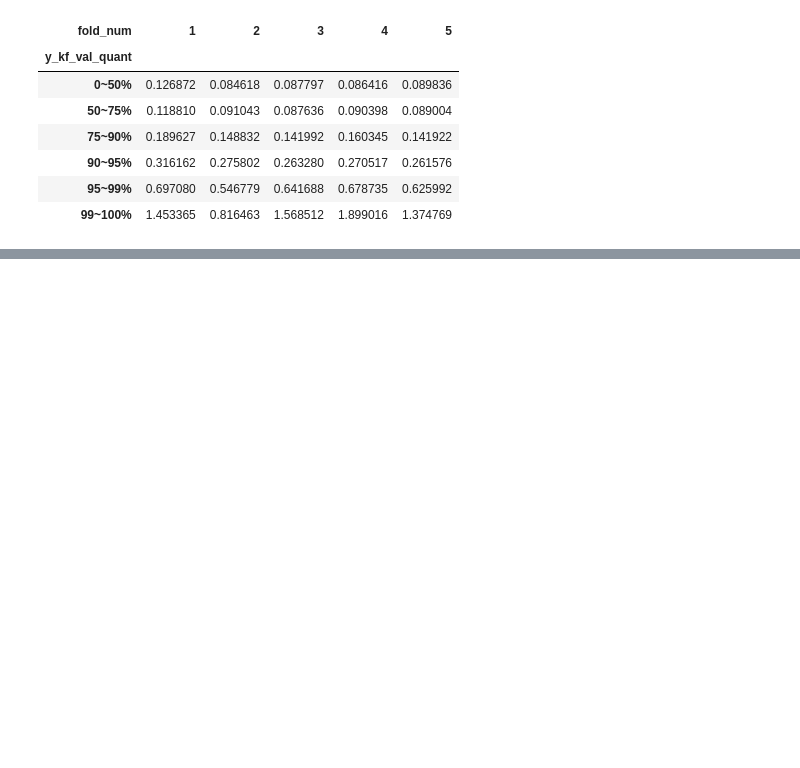
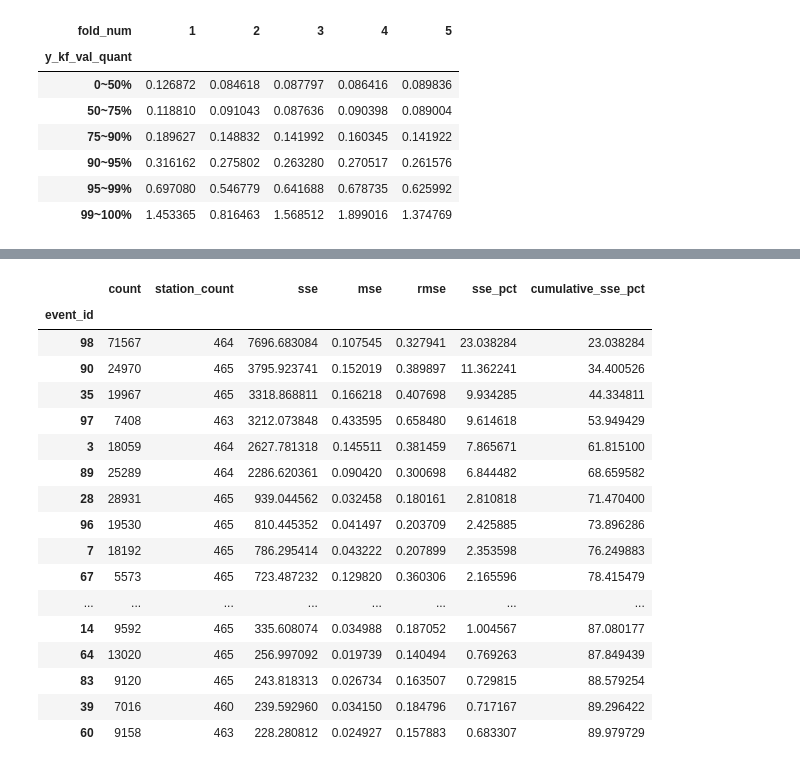
Before and after one commit to soohok402/AI_Data_exhibition, a Jupyter notebook: notebook/5-2_model_enhance_error_analysis.ipynb, the cells around one changed output, grey strips where cells are left out. Drawn from its saved outputs; the diff is of its cells as text; code cells hidden in the pictures; blank space fills up the shorter version.

```diff
--- a/notebook/5-2_model_enhance_error_analysis.ipynb
+++ b/notebook/5-2_model_enhance_error_analysis.ipynb
@@ -159,0 +375,65 @@ Name: count, dtype: int64
+# %%
+# ============================================================
+# 3-11. 사상(event_id)별 전체 SSE 및 RMSE 분석
+# ============================================================
+# 분석 목적
+# - 전체 예측오차가 특정 수위변동 사상에 집중되는지 확인
+# - 사상별 SSE 기여율을 통해 전체 RMSE에 미치는 영향 파악
+# - 사상별 RMSE를 통해 관측치 수에 따른 영향을 구분
+#
+# 분석 방법
+# - event_id별 관측치 수, 관측소 수, SSE, RMSE 계산
+# - 전체 SSE 대비 사상별 기여율 및 누적 기여율 산출
+# - SSE가 큰 사상부터 정렬하여 상위 20개 확인
+# ============================================================
+
+# 1. 전체 SSE 계산
+total_sse = train_kf_oof['resid_sq'].sum()
+
+# 2. event_id별 오차 집계
+event_error = (
+    train_kf_oof
+    .groupby('event_id')
+    .agg(
+        count=('resid_sq', 'size'),
+        station_count=('station_id', 'nunique'),
+        sse=('resid_sq', 'sum'),
+        mse=('resid_sq', 'mean')
+    )
+)
+
+# 3. RMSE 및 SSE 기여율 계산
+event_error['rmse'] = np.sqrt(event_error['mse'])
+
+event_error['sse_pct'] = (
+    event_error['sse'] / total_sse * 100
+)
+
+# 4. SSE 내림차순 정렬 및 누적 기여율 계산
+event_error = event_error.sort_values('sse', ascending=False)
+
+event_error['cumulative_sse_pct'] = (
+    event_error['sse_pct'].cumsum()
+)
+
+# 5. SSE 상위 20개 사상 확인
+display(event_error.head(20))
+# %% [output]
+|  | count | station_count | sse | mse | rmse | sse_pct | cumulative_sse_pct |
+| event_id |  |  |  |  |  |  |  |
+| 98 | 71567 | 464 | 7696.683084 | 0.107545 | 0.327941 | 23.038284 | 23.038284 |
+| 90 | 24970 | 465 | 3795.923741 | 0.152019 | 0.389897 | 11.362241 | 34.400526 |
+| 35 | 19967 | 465 | 3318.868811 | 0.166218 | 0.407698 | 9.934285 | 44.334811 |
+| 97 | 7408 | 463 | 3212.073848 | 0.433595 | 0.658480 | 9.614618 | 53.949429 |
+| 3 | 18059 | 464 | 2627.781318 | 0.145511 | 0.381459 | 7.865671 | 61.815100 |
+| 89 | 25289 | 464 | 2286.620361 | 0.090420 | 0.300698 | 6.844482 | 68.659582 |
+| 28 | 28931 | 465 | 939.044562 | 0.032458 | 0.180161 | 2.810818 | 71.470400 |
+| 96 | 19530 | 465 | 810.445352 | 0.041497 | 0.203709 | 2.425885 | 73.896286 |
+| 7 | 18192 | 465 | 786.295414 | 0.043222 | 0.207899 | 2.353598 | 76.249883 |
+| 67 | 5573 | 465 | 723.487232 | 0.129820 | 0.360306 | 2.165596 | 78.415479 |
+| ... | ... | ... | ... | ... | ... | ... | ... |
+| 14 | 9592 | 465 | 335.608074 | 0.034988 | 0.187052 | 1.004567 | 87.080177 |
+| 64 | 13020 | 465 | 256.997092 | 0.019739 | 0.140494 | 0.769263 | 87.849439 |
+| 83 | 9120 | 465 | 243.818313 | 0.026734 | 0.163507 | 0.729815 | 88.579254 |
+| 39 | 7016 | 460 | 239.592960 | 0.034150 | 0.184796 | 0.717167 | 89.296422 |
+| 60 | 9158 | 463 | 228.280812 | 0.024927 | 0.157883 | 0.683307 | 89.979729 |
```
Also changed, not shown: parts of 10 cells of this notebook, 9 other files.
